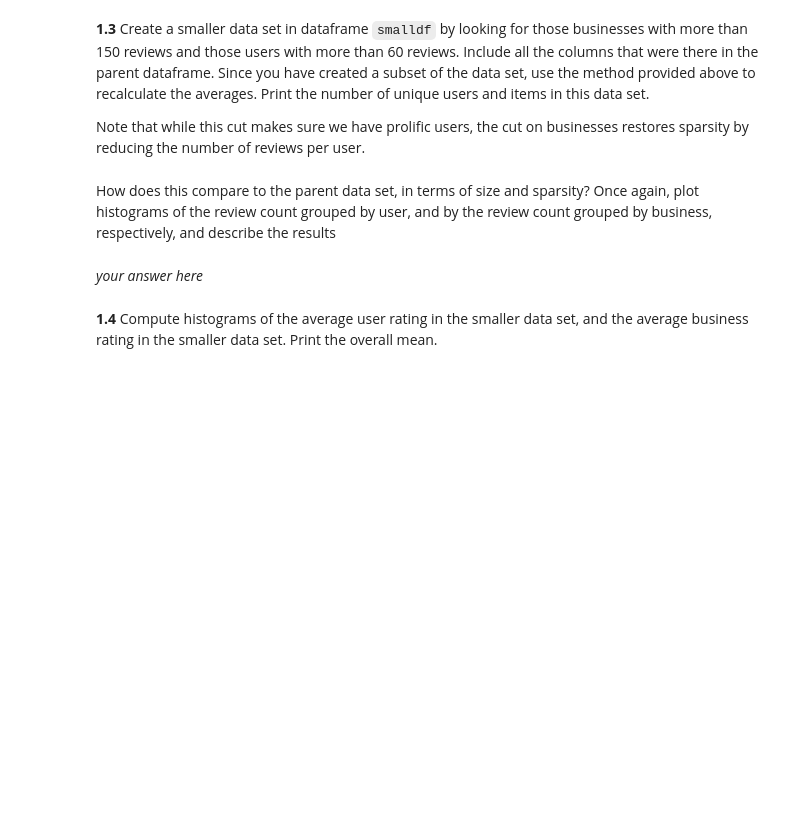
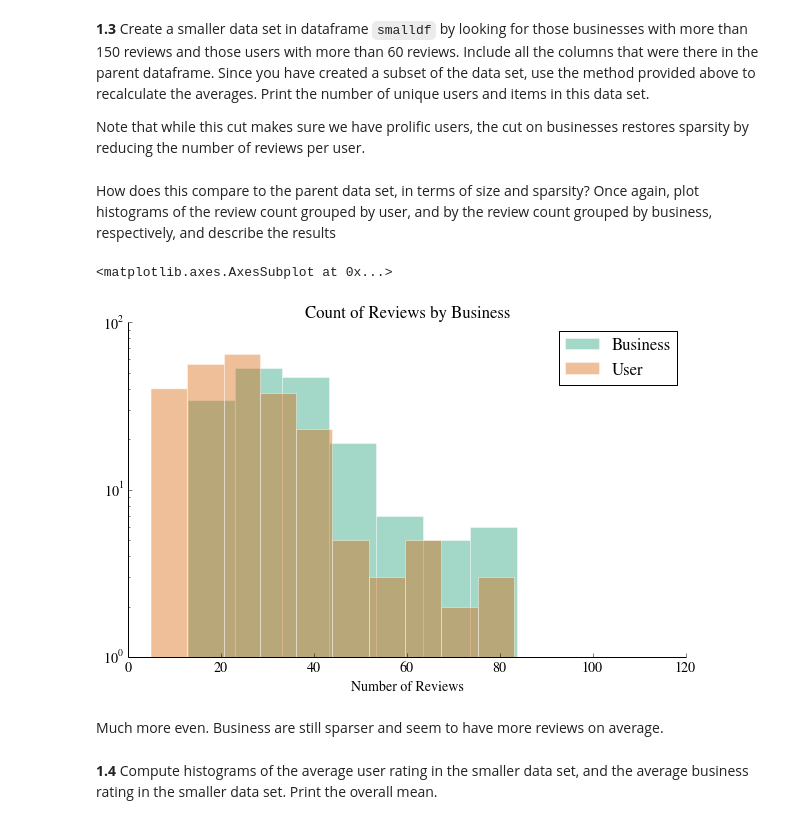
Before and after one commit to TomAugspurger/content, a Jupyter notebook: HW4.ipynb, the cells around one changed output. Saved outputs shown, nothing was run; the diff lists cells and outputs as text; code cells hidden in the pictures; blank space fills up the shorter version.

```diff
--- a/HW4.ipynb
+++ b/HW4.ipynb
@@ -257,8 +262,20 @@ Note that while this cut makes sure we have prolific users, the cut on businesse
+# %%
+#your code here
+big_business = by_business[by_business > 150]
+big_user = by_user[by_user > 60]
+
+smalldf = fulldf.query("business_id in big_business.index & user_id in big_user.index")
+
+smalldf = recompute_frame(smalldf)
 # %% [markdown]
 How does this compare to the parent data set, in terms of size and sparsity? Once again, plot histograms of the review count grouped by user, and by the review count grouped by business, respectively, and describe the results
 # %%
 #your code here
+hist_by_group(smalldf, bins=10)
+# %% [output]
+<matplotlib.axes.AxesSubplot at 0x...>
+[figure, added]
-# %% [markdown]
-*your answer here*
+# %% [markdown]
+Much more even. Business are still sparser and seem to have more reviews on average.
 # %% [markdown]
 **1.4** Compute histograms of the average user rating in the smaller data set, and the average business rating in the smaller data set. Print the overall mean.
```
Also changed, not shown: parts of 14 cells of this notebook.
